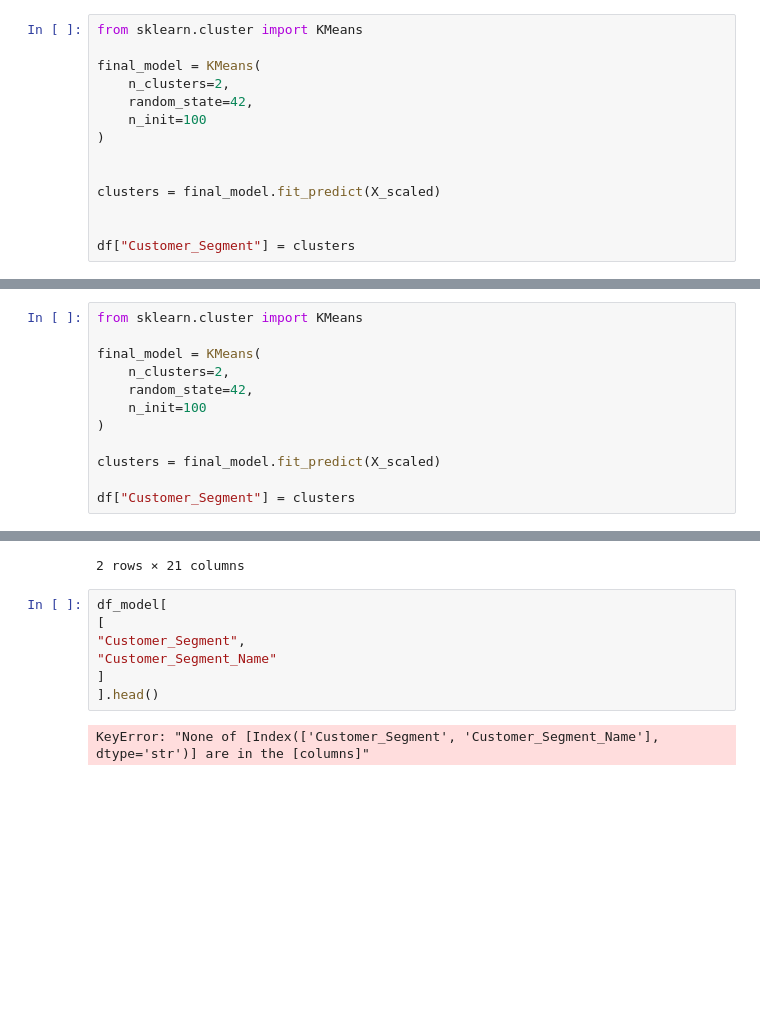
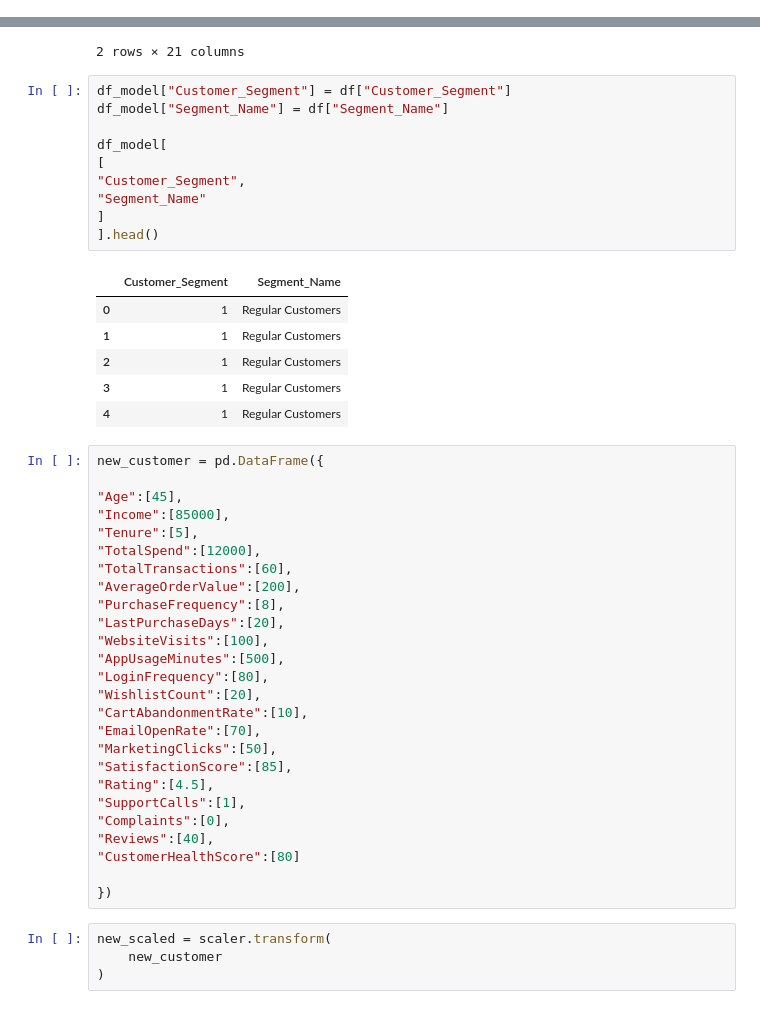
Before and after one commit to ashishpatel3630-art/PRISM_AI_Models, a Jupyter notebook: PRISM-AI/notebooks/03_SegmentationV(2).ipynb, the cells around one changed output, grey strips where cells are left out. Saved outputs shown, nothing was run; the diff lists cells and outputs as text; blank space fills up the shorter version.

```diff
--- a/PRISM-AI/notebooks/03_SegmentationV(2).ipynb
+++ b/PRISM-AI/notebooks/03_SegmentationV(2).ipynb
@@ -496,14 +497,0 @@ X_scaled.shape
-# %%
-from sklearn.cluster import KMeans
-
-final_model = KMeans(
-    n_clusters=2,
-    random_state=42,
-    n_init=100
-)
-
-
-clusters = final_model.fit_predict(X_scaled)
-
-
-df["Customer_Segment"] = clusters
@@ -529,15 +498,3 @@ X_scaled = scaler.fit_transform(X_clean)
-# %%
-from sklearn.cluster import KMeans
-
-final_model = KMeans(
-    n_clusters=2,
-    random_state=42,
-    n_init=100
-)
-
-clusters = final_model.fit_predict(X_scaled)
-
-df["Customer_Segment"] = clusters
 # %%
 df["Customer_Segment"].value_counts()
 # %% [output]
@@ -564,11 +521,49 @@ segment_analysis
 | 1 | 41.901547 | 59097.890534 | 3.507384 | 5133.504676 | 30.112464 | 232.508753 | ... |
 2 rows × 21 columns
 # %%
+df_model["Customer_Segment"] = df["Customer_Segment"]
+df_model["Segment_Name"] = df["Segment_Name"]
+
 df_model[
 [
 "Customer_Segment",
-"Customer_Segment_Name"
+"Segment_Name"
 ]
 ].head()
 # %% [output]
-KeyError: "None of [Index(['Customer_Segment', 'Customer_Segment_Name'], dtype='str')] are in the [columns]"
+|  | Customer_Segment | Segment_Name |
+| 0 | 1 | Regular Customers |
+| 1 | 1 | Regular Customers |
+| 2 | 1 | Regular Customers |
+| 3 | 1 | Regular Customers |
+| 4 | 1 | Regular Customers |
+# %%
+new_customer = pd.DataFrame({
+
+"Age":[45],
+"Income":[85000],
+"Tenure":[5],
+"TotalSpend":[12000],
+"TotalTransactions":[60],
+"AverageOrderValue":[200],
+"PurchaseFrequency":[8],
+"LastPurchaseDays":[20],
+"WebsiteVisits":[100],
+"AppUsageMinutes":[500],
+"LoginFrequency":[80],
+"WishlistCount":[20],
+"CartAbandonmentRate":[10],
+"EmailOpenRate":[70],
+"MarketingClicks":[50],
+"SatisfactionScore":[85],
+"Rating":[4.5],
+"SupportCalls":[1],
+"Complaints":[0],
+"Reviews":[40],
+"CustomerHealthScore":[80]
+
+})
+# %%
+new_scaled = scaler.transform(
+    new_customer
+)
```
Also changed, not shown: parts of 42 cells of this notebook, 2 other files.
